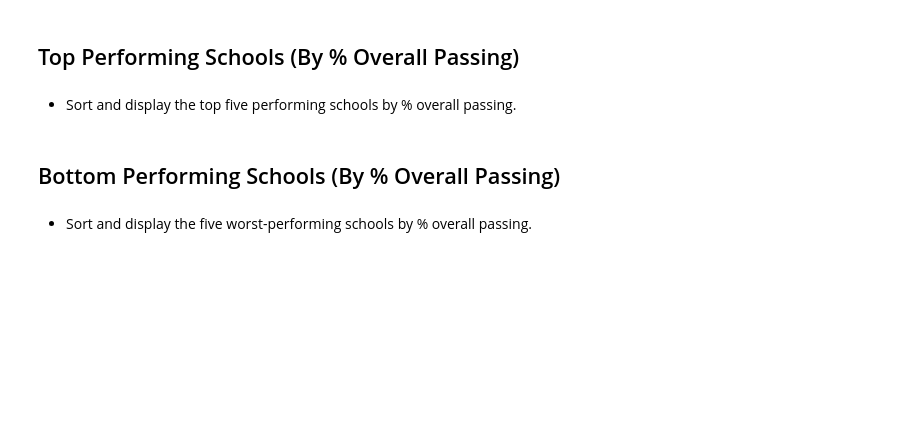
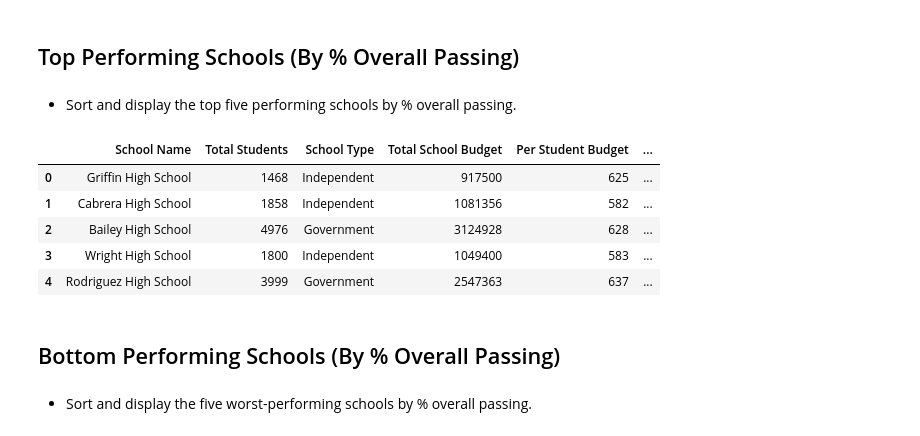
Before and after one commit to Shaunisme/pandas-challenge, a Jupyter notebook: PyCitySchools/PyCitySchools.ipynb, the cells around one changed output. Drawn from its saved outputs; the diff is of its cells as text; code cells hidden in the pictures; blank space fills up the shorter version.

```diff
--- a/PyCitySchools/PyCitySchools.ipynb
+++ b/PyCitySchools/PyCitySchools.ipynb
@@ -159,6 +168,17 @@ school_summary
 ## Top Performing Schools (By % Overall Passing)
 # %% [markdown]
 * Sort and display the top five performing schools by % overall passing.
+# %%
+top5=school_summary.sort_values("% Passing Overall",ascending=False).head(5)
+top5.reset_index(inplace=True, drop=True)
+top5
+# %% [output]
+|  | School Name | Total Students | School Type | Total School Budget | Per Student Budget | ... |
+| 0 | Griffin High School | 1468 | Independent | 917500 | 625 | ... |
+| 1 | Cabrera High School | 1858 | Independent | 1081356 | 582 | ... |
+| 2 | Bailey High School | 4976 | Government | 3124928 | 628 | ... |
+| 3 | Wright High School | 1800 | Independent | 1049400 | 583 | ... |
+| 4 | Rodriguez High School | 3999 | Government | 2547363 | 637 | ... |
 # %% [markdown]
 ## Bottom Performing Schools (By % Overall Passing)
 # %% [markdown]
```
Also changed, not shown: parts of 5 cells of this notebook.
